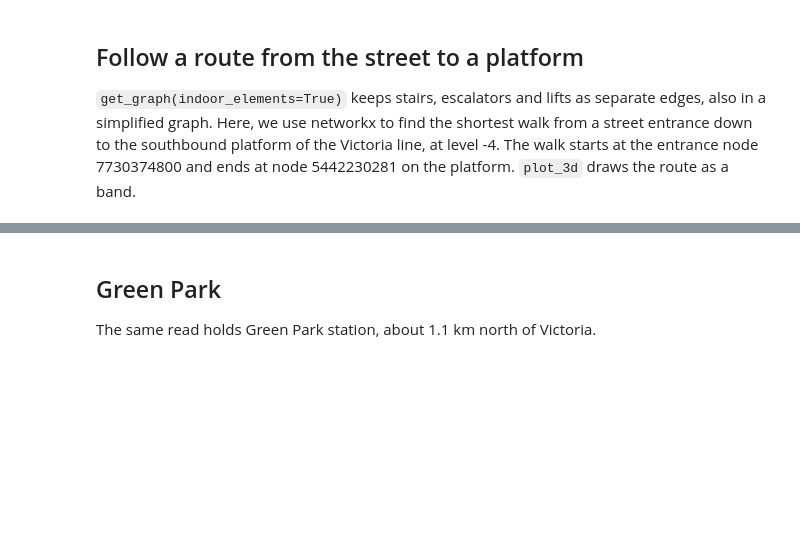
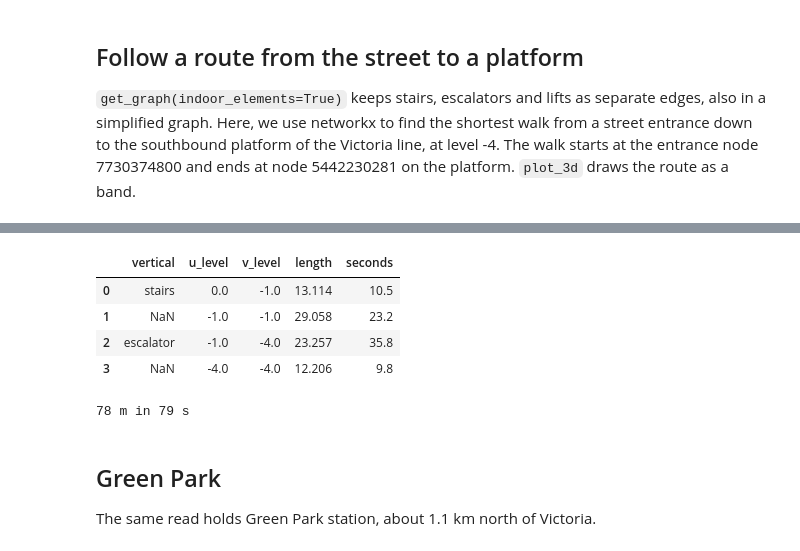
Before and after one commit to pyrosm/pyrosm, a Jupyter notebook: docs/indoor_networks.ipynb, the cells around one changed output, grey strips where cells are left out. Cells and saved outputs as stored; diff of their text form; code cells hidden in the pictures; blank space fills up the shorter version.

Commit message:
Show the travel time of the indoor route in the docs

```diff
--- a/docs/indoor_networks.ipynb
+++ b/docs/indoor_networks.ipynb
@@ -70,3 +72,35 @@ fig.show()
+# %%
+import pandas as pd
+
+walking_speed = 4.5 / 3.6  # m/s
+escalator_speed = 0.65  # m/s
+
+steps = []
+for u, v in zip(route[:-1], route[1:]):
+    edge = min(G[u][v].values(), key=lambda data: data["length"])
+    escalator = edge.get("vertical") == "escalator"
+    speed = escalator_speed if escalator else walking_speed
+    steps.append(
+        {
+            "vertical": edge.get("vertical"),
+            "u_level": edge.get("u_level"),
+            "v_level": edge.get("v_level"),
+            "length": edge["length"],
+            "seconds": round(edge["length"] / speed, 1),
+        }
+    )
+steps = pd.DataFrame(steps)
+steps
+# %% [output]
+|  | vertical | u_level | v_level | length | seconds |
+| 0 | stairs | 0.0 | -1.0 | 13.114 | 10.5 |
+| 1 | NaN | -1.0 | -1.0 | 29.058 | 23.2 |
+| 2 | escalator | -1.0 | -4.0 | 23.257 | 35.8 |
+| 3 | NaN | -4.0 | -4.0 | 12.206 | 9.8 |
+# %%
+print("%.0f m in %.0f s" % (steps["length"].sum(), steps["seconds"].sum()))
+# %% [output]
+78 m in 79 s
 # %% [markdown]
 ## Green Park
 
```
Also changed, not shown: parts of 1 cell of this notebook, 3 other files.
